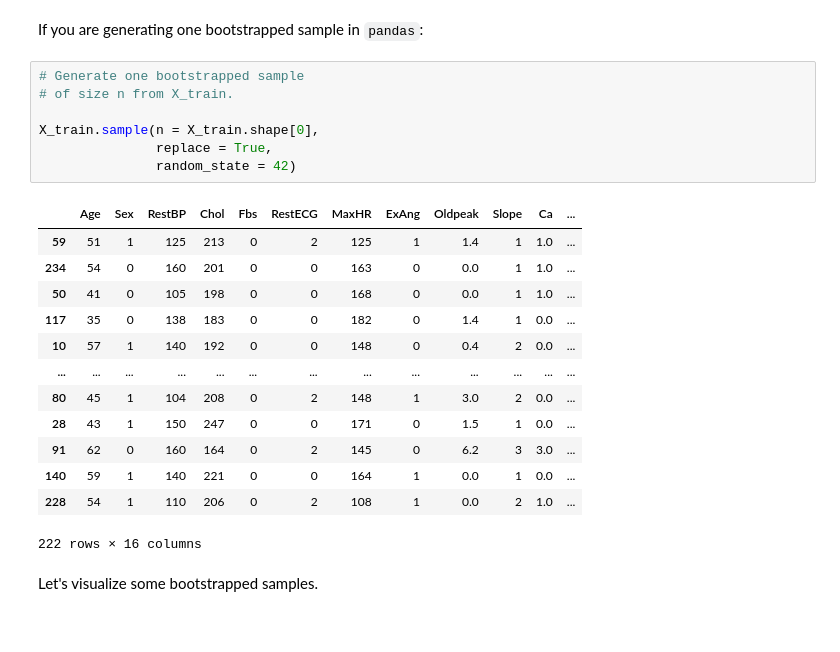
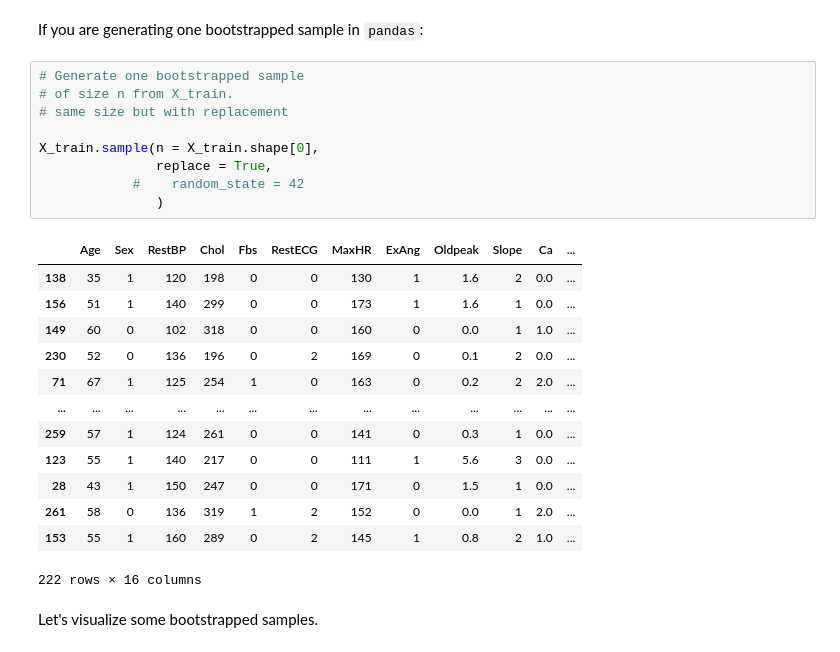
Before and after one commit to msamhz/GA-Lessons, a Jupyter notebook: 6.02-lesson-bagging/solution-code/solution-code.ipynb, the cells around one changed output. Saved outputs shown, nothing was run; the diff lists cells and outputs as text.

```diff
--- a/6.02-lesson-bagging/solution-code/solution-code.ipynb
+++ b/6.02-lesson-bagging/solution-code/solution-code.ipynb
@@ -151,23 +151,25 @@ If you are generating one bootstrapped sample in `pandas`:
 # %%
 # Generate one bootstrapped sample
 # of size n from X_train.
+# same size but with replacement
 
 X_train.sample(n = X_train.shape[0],
                replace = True,
-               random_state = 42)
+            #    random_state = 42
+               )
 # %% [output]
 |  | Age | Sex | RestBP | Chol | Fbs | RestECG | MaxHR | ExAng | Oldpeak | Slope | Ca | ... |
-| 59 | 51 | 1 | 125 | 213 | 0 | 2 | 125 | 1 | 1.4 | 1 | 1.0 | ... |
-| 234 | 54 | 0 | 160 | 201 | 0 | 0 | 163 | 0 | 0.0 | 1 | 1.0 | ... |
-| 50 | 41 | 0 | 105 | 198 | 0 | 0 | 168 | 0 | 0.0 | 1 | 1.0 | ... |
-| 117 | 35 | 0 | 138 | 183 | 0 | 0 | 182 | 0 | 1.4 | 1 | 0.0 | ... |
-| 10 | 57 | 1 | 140 | 192 | 0 | 0 | 148 | 0 | 0.4 | 2 | 0.0 | ... |
+| 138 | 35 | 1 | 120 | 198 | 0 | 0 | 130 | 1 | 1.6 | 2 | 0.0 | ... |
+| 156 | 51 | 1 | 140 | 299 | 0 | 0 | 173 | 1 | 1.6 | 1 | 0.0 | ... |
+| 149 | 60 | 0 | 102 | 318 | 0 | 0 | 160 | 0 | 0.0 | 1 | 1.0 | ... |
+| 230 | 52 | 0 | 136 | 196 | 0 | 2 | 169 | 0 | 0.1 | 2 | 0.0 | ... |
+| 71 | 67 | 1 | 125 | 254 | 1 | 0 | 163 | 0 | 0.2 | 2 | 2.0 | ... |
 | ... | ... | ... | ... | ... | ... | ... | ... | ... | ... | ... | ... | ... |
-| 80 | 45 | 1 | 104 | 208 | 0 | 2 | 148 | 1 | 3.0 | 2 | 0.0 | ... |
+| 259 | 57 | 1 | 124 | 261 | 0 | 0 | 141 | 0 | 0.3 | 1 | 0.0 | ... |
+| 123 | 55 | 1 | 140 | 217 | 0 | 0 | 111 | 1 | 5.6 | 3 | 0.0 | ... |
 | 28 | 43 | 1 | 150 | 247 | 0 | 0 | 171 | 0 | 1.5 | 1 | 0.0 | ... |
-| 91 | 62 | 0 | 160 | 164 | 0 | 2 | 145 | 0 | 6.2 | 3 | 3.0 | ... |
-| 140 | 59 | 1 | 140 | 221 | 0 | 0 | 164 | 1 | 0.0 | 1 | 0.0 | ... |
-| 228 | 54 | 1 | 110 | 206 | 0 | 2 | 108 | 1 | 0.0 | 2 | 1.0 | ... |
+| 261 | 58 | 0 | 136 | 319 | 1 | 2 | 152 | 0 | 0.0 | 1 | 2.0 | ... |
+| 153 | 55 | 1 | 160 | 289 | 0 | 2 | 145 | 1 | 0.8 | 2 | 1.0 | ... |
 222 rows × 16 columns
 # %% [markdown]
 Let's visualize some bootstrapped samples.
```
Also changed, not shown: parts of 6 cells of this notebook, 4 other files.
